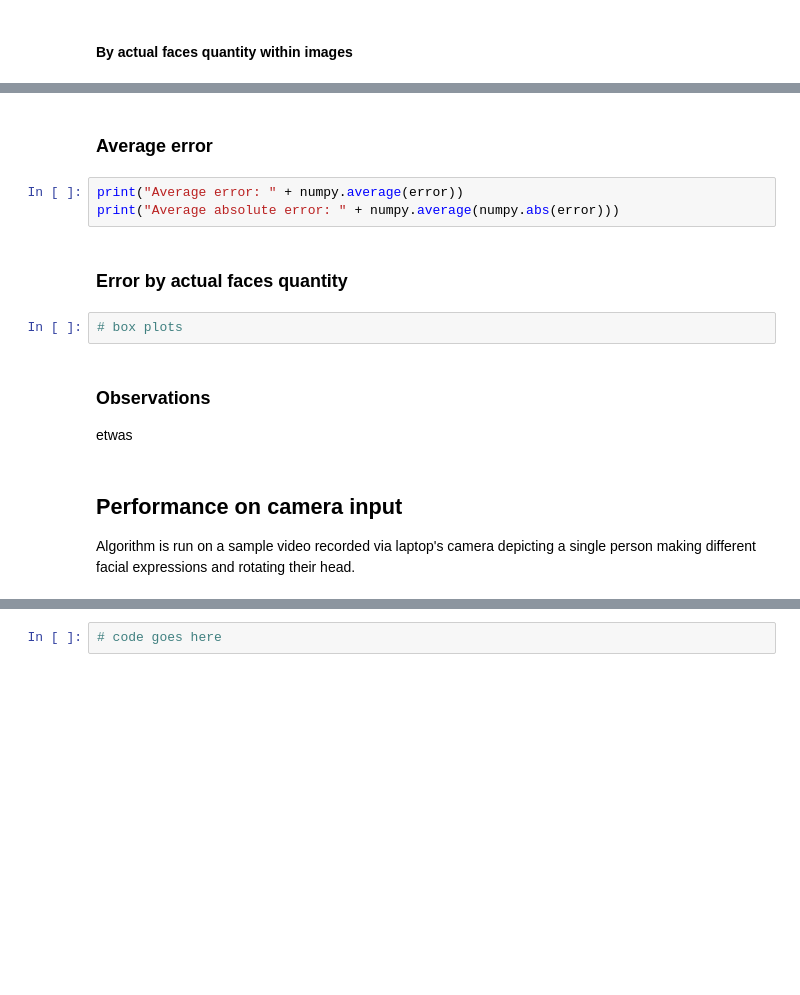
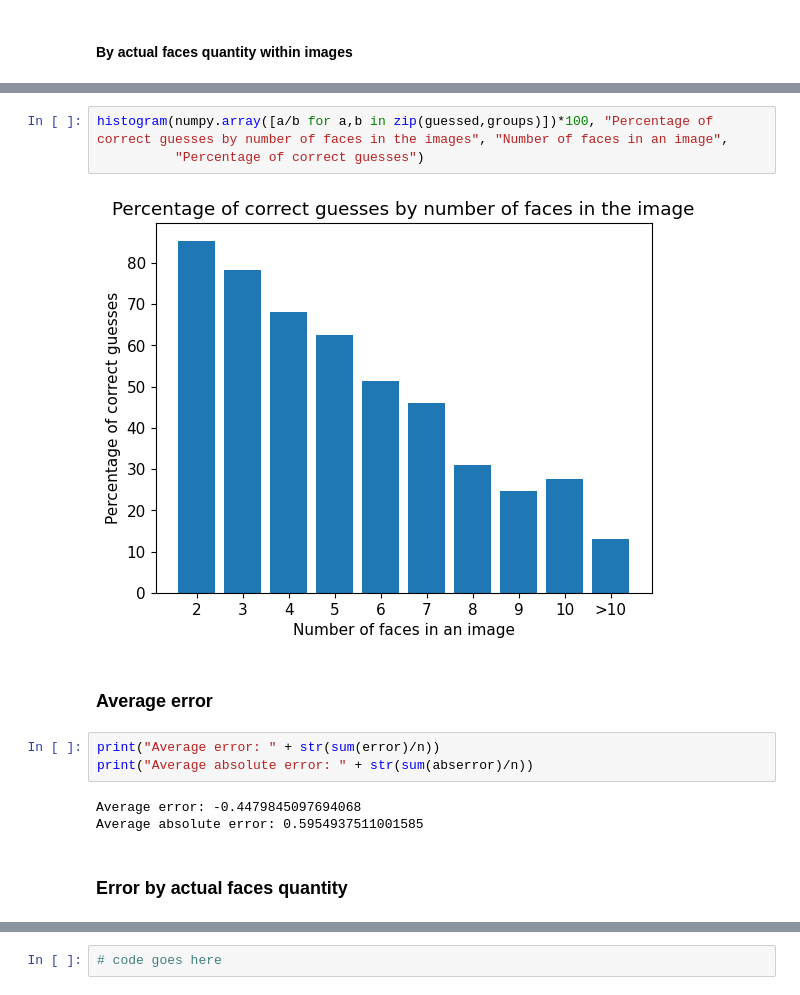
Before and after one commit to domser2002/ML_age_recognition, a Jupyter notebook: face_detection/FaceDetection.ipynb, the cells around one changed output, grey strips where cells are left out. Cells and saved outputs as stored; diff of their text form; blank space fills up the shorter version.

```diff
--- a/face_detection/FaceDetection.ipynb
+++ b/face_detection/FaceDetection.ipynb
@@ -71,15 +126,15 @@ print("Success rate: " + str(100*correct/n) + "%")
+# %%
+histogram(numpy.array([a/b for a,b in zip(guessed,groups)])*100, "Percentage of correct guesses by number of faces in the images", "Number of faces in an image",
+          "Percentage of correct guesses")
+# %% [output]
+[figure, added]
 # %% [markdown]
 ### Average error
 # %%
-print("Average error: " + numpy.average(error))
-print("Average absolute error: " + numpy.average(numpy.abs(error)))
+print("Average error: " + str(sum(error)/n))
+print("Average absolute error: " + str(sum(abserror)/n))
+# %% [output]
+Average error: -0.4479845097694068
+Average absolute error: 0.5954937511001585
 # %% [markdown]
 ### Error by actual faces quantity
-# %%
-# box plots
-# %% [markdown]
-### Observations
-etwas
-# %% [markdown]
-## Performance on camera input
-Algorithm is run on a sample video recorded via laptop's camera depicting a single person making different facial expressions and rotating their head.
```
Also changed, not shown: parts of 20 cells of this notebook.
